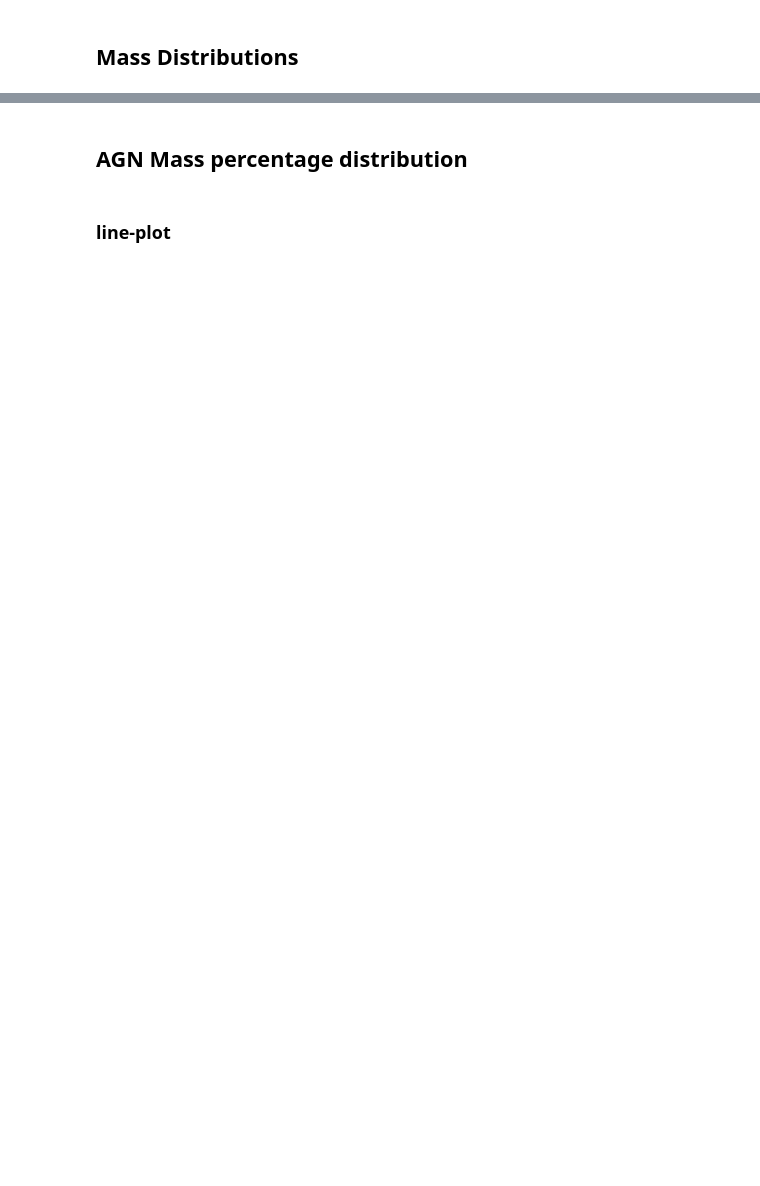
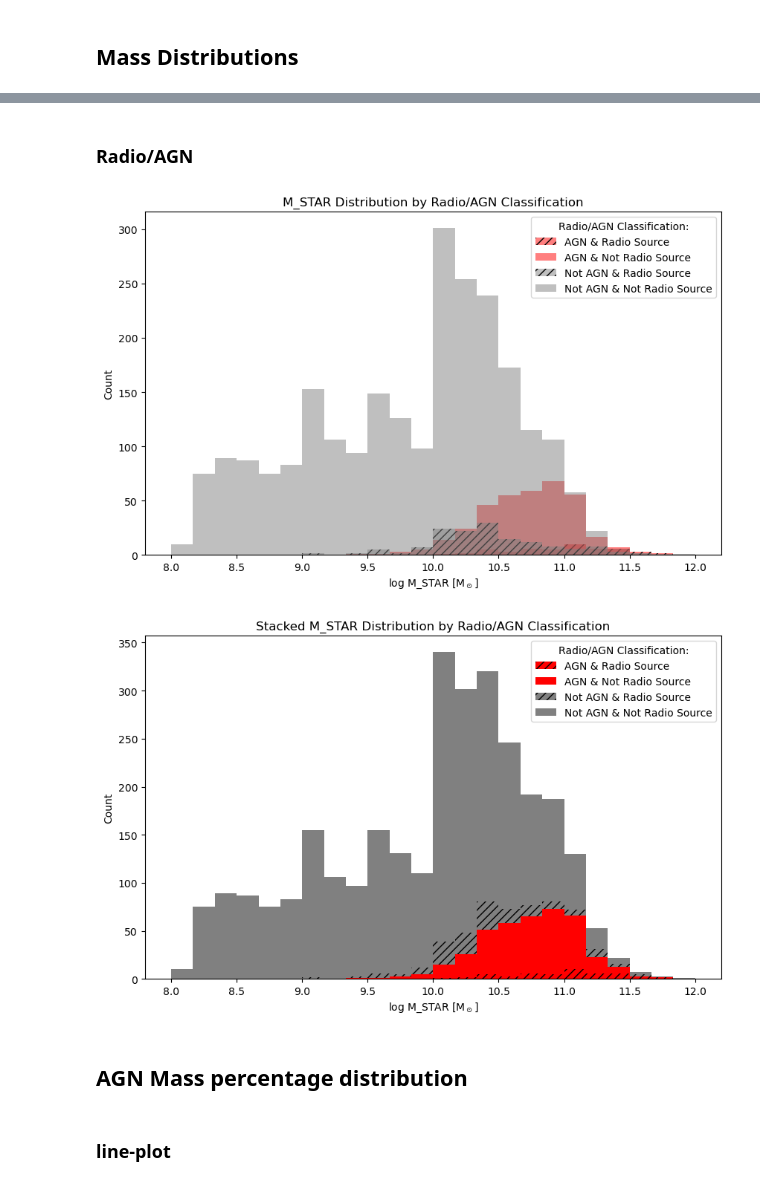
Before and after one commit to mspan4/sami_tools_smc_mspa4681, a Jupyter notebook: Code/AGN_statistics.ipynb, the cells around one changed output, grey strips where cells are left out. Saved outputs shown, nothing was run; the diff lists cells and outputs as text; code cells hidden in the pictures; blank space fills up the shorter version.

```diff
--- a/Code/AGN_statistics.ipynb
+++ b/Code/AGN_statistics.ipynb
@@ -170,3 +332,33 @@ plt.show()
+# %% [markdown]
+### Radio/AGN
+# %%
+nbins = 25
+bins = np.linspace(8, 12, nbins)
+
+plt.figure(figsize=(10, 6))
+for category, (mask, colour, marker, linestyle, point_size) in radiosource_AGN_dict.items():
+    if np.any(mask):
+        hatch = '///' if linestyle == radiosource_linestyle else None
+        plt.hist(M_STAR_array[mask], bins=bins, label=category, alpha=0.5, color=colour, linestyle=linestyle, hatch=hatch)
+plt.xlabel('log M_STAR [M$_\\odot$]')
+plt.ylabel('Count')
+plt.title('M_STAR Distribution by Radio/AGN Classification')
+plt.legend(title='Radio/AGN Classification:')
+plt.show()
+
+plt.figure(figsize=(10, 6))
+M_STAR_ls = []
+for category, (mask, colour, marker, linestyle, point_size) in radiosource_AGN_dict.items():
+    M_STAR_ls.append(M_STAR_array[mask])
+plt.hist(M_STAR_ls, bins=bins, label=radiosource_AGN_dict.keys(), stacked=True, color=[radiosource_AGN_dict[cat][1] for cat in radiosource_AGN_dict.keys()], hatch=[None if radiosource_AGN_dict[cat][3] == '-' else '///' for cat in radiosource_AGN_dict.keys()])
+plt.xlabel('log M_STAR [M$_\\odot$]')
+plt.ylabel('Count')
+plt.title('Stacked M_STAR Distribution by Radio/AGN Classification')
+plt.legend(title='Radio/AGN Classification:')
+plt.show()
+# %% [output]
+[figure, added]
+[figure, added]
 # %% [markdown]
 ## AGN Mass percentage distribution
 # %% [markdown]
```
Also changed, not shown: parts of 47 cells of this notebook, 1 other file.
